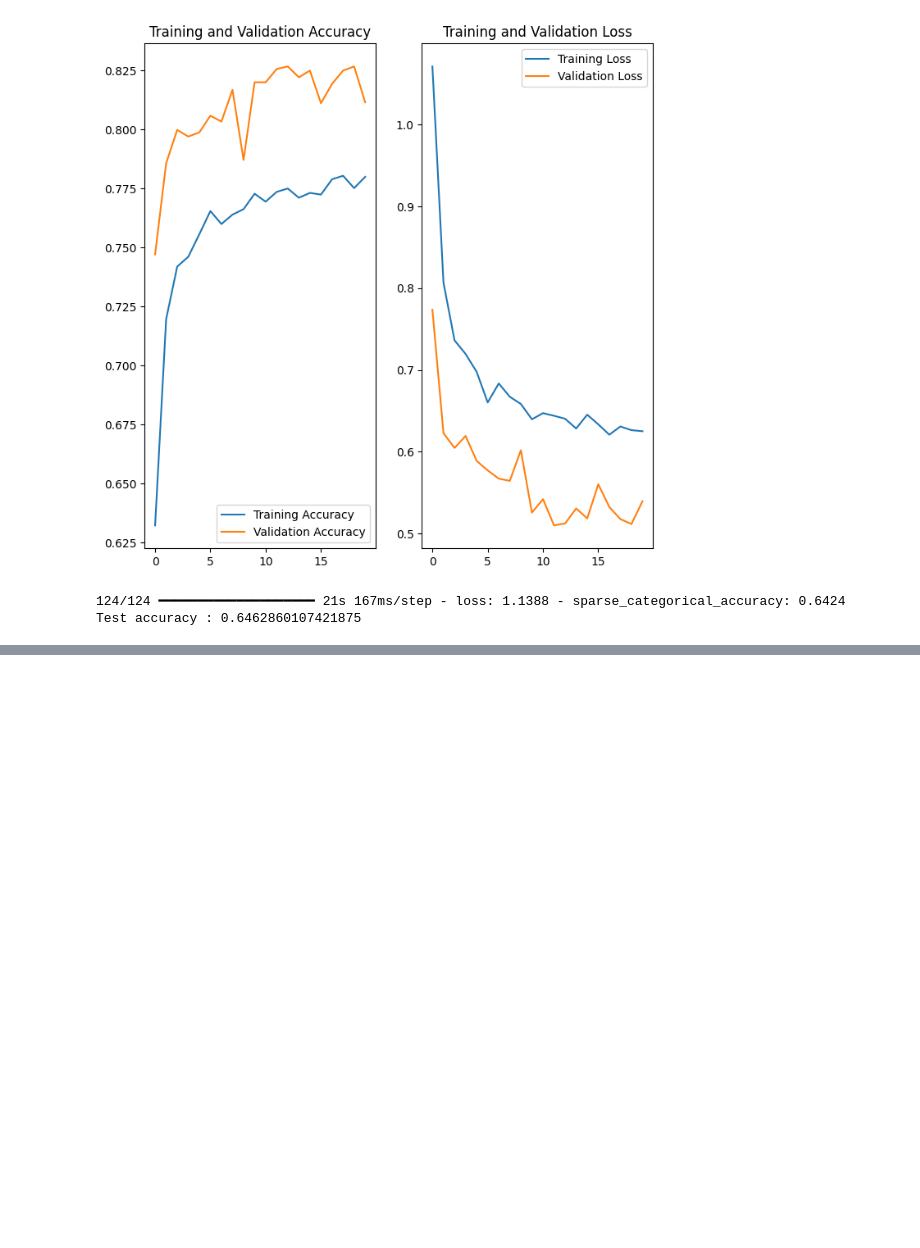
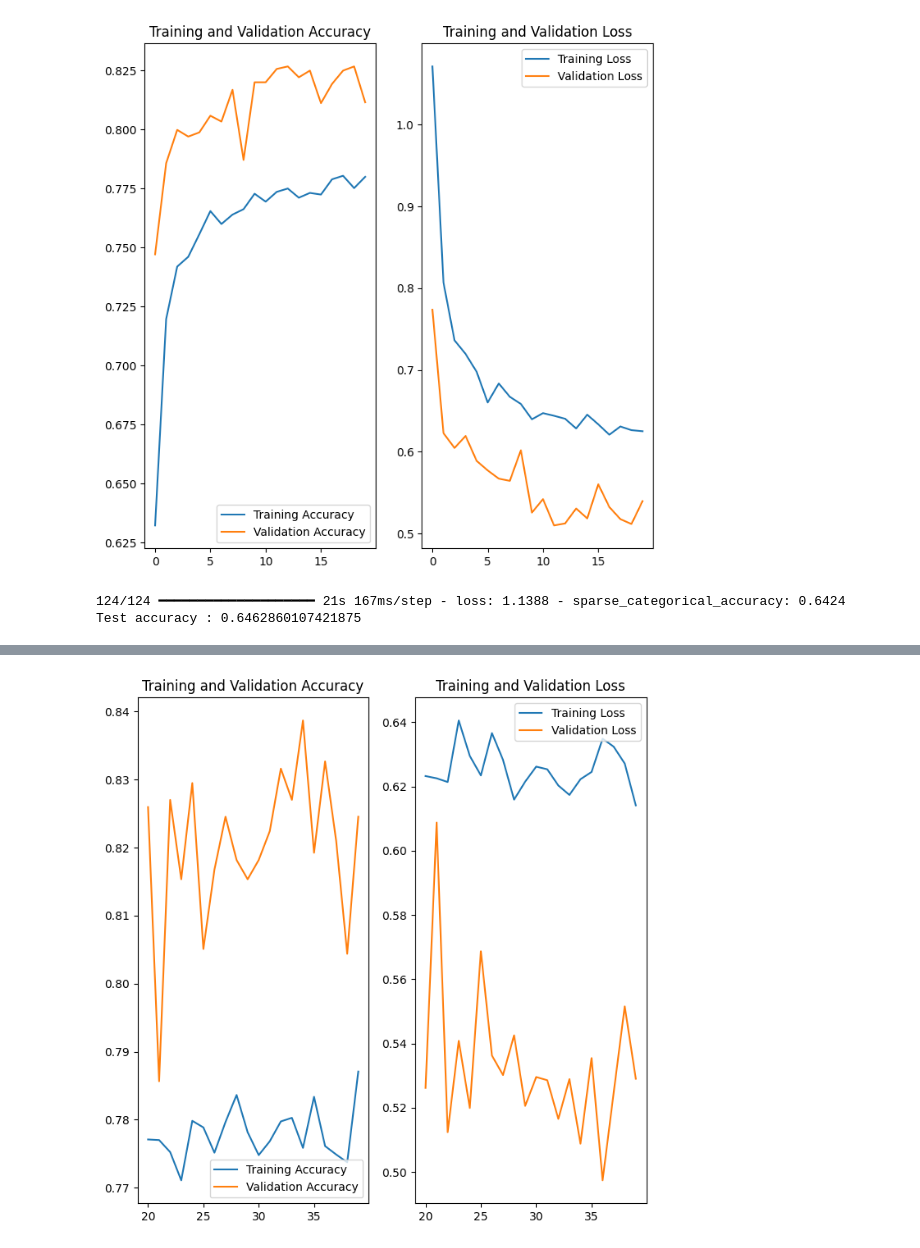
Before and after one commit to CatUnderTheLeaf/CV-stuff, a Jupyter notebook: image_classification/classification_kitti_keras3.ipynb, the cells around one changed output, grey strips where cells are left out. Drawn from its saved outputs; the diff is of its cells as text; code cells hidden in the pictures; blank space fills up the shorter version.

```diff
--- a/image_classification/classification_kitti_keras3.ipynb
+++ b/image_classification/classification_kitti_keras3.ipynb
@@ -295,3 +295,9 @@ print('Test accuracy :', accuracy)
 # %% [output]
 124/124 ━━━━━━━━━━━━━━━━━━━━ 21s 167ms/step - loss: 1.1388 - sparse_categorical_accuracy: 0.6424
 Test accuracy : 0.6462860107421875
+# %%
+ADD_EPOCHS = 20
+TOTAL_EPOCHS =  epochs + ADD_EPOCHS
+print("Fitting the top layer of the model")
+model.fit(train_batched_dataset, epochs=TOTAL_EPOCHS,
+                         initial_epoch=20, validation_data=valid_batched_dataset)
@@ -297,0 +325,4 @@ Test accuracy : 0.6462860107421875
+# %%
+plot_hist(model.history)
+# %% [output]
+[figure, added]
```
Also changed, not shown: parts of 3 cells of this notebook.
